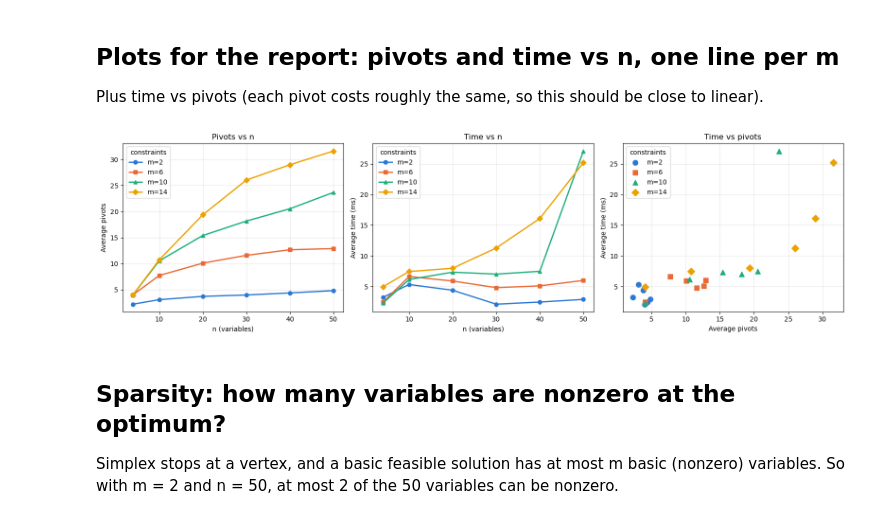
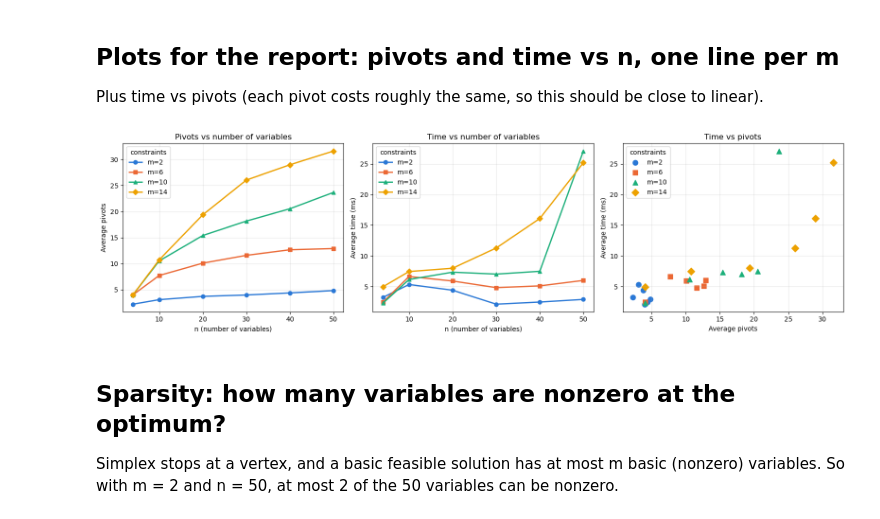
Before and after one commit to seaso-91/cse620-project-2, a Jupyter notebook: two_phase_simplex_testing.ipynb, the cells around one changed output. Saved outputs shown, nothing was run; the diff lists cells and outputs as text; code cells hidden in the pictures.

```diff
--- a/two_phase_simplex_testing.ipynb
+++ b/two_phase_simplex_testing.ipynb
@@ -340,30 +340,30 @@ Plus time vs pivots (each pivot costs roughly the same, so this should be close
 # %%
 import matplotlib.pyplot as plt
 
 results = pd.read_csv(METHOD + "_benchmark_results_report_default.csv")
 # fixed color + marker per m, so lines are distinguishable without color too
 M_STYLE = {2: ("#2a78d6", "o"), 6: ("#eb6834", "s"), 10: ("#1baf7a", "^"), 14: ("#eda100", "D")}
 
 fig, axes = plt.subplots(1, 3, figsize=(16, 4.5))
 for m, group in results.groupby("m"):
     group = group.sort_values("n")
     color, marker = M_STYLE.get(m, ("#555555", "o"))
     axes[0].plot(group["n"], group["average_num_pivots"], color=color, marker=marker, lw=2, label=f"m={m}")
     axes[1].plot(group["n"], group["average_time"] * 1000, color=color, marker=marker, lw=2, label=f"m={m}")
     axes[2].scatter(group["average_num_pivots"], group["average_time"] * 1000, color=color, marker=marker,
                     s=60, label=f"m={m}")
 
-axes[0].set(xlabel="n (variables)", ylabel="Average pivots", title="Pivots vs n")
-axes[1].set(xlabel="n (variables)", ylabel="Average time (ms)", title="Time vs n")
+axes[0].set(xlabel="n (number of variables)", ylabel="Average pivots", title="Pivots vs number of variables")
+axes[1].set(xlabel="n (number of variables)", ylabel="Average time (ms)", title="Time vs number of variables")
 axes[2].set(xlabel="Average pivots", ylabel="Average time (ms)", title="Time vs pivots")
 for ax in axes:
     ax.grid(alpha=0.3)
     ax.legend(title="constraints")
 plt.tight_layout()
 plt.savefig("pivots_time_vs_n.png", dpi=200)
 plt.show()
 # %% [output]
-[figure, old version]
+[figure, new version]
 # %% [markdown]
 ## Sparsity: how many variables are nonzero at the optimum?
 Simplex stops at a vertex, and a basic feasible solution has at most m basic (nonzero) variables.
```
Also changed, not shown: parts of 1 cell of this notebook, 3 other files.
